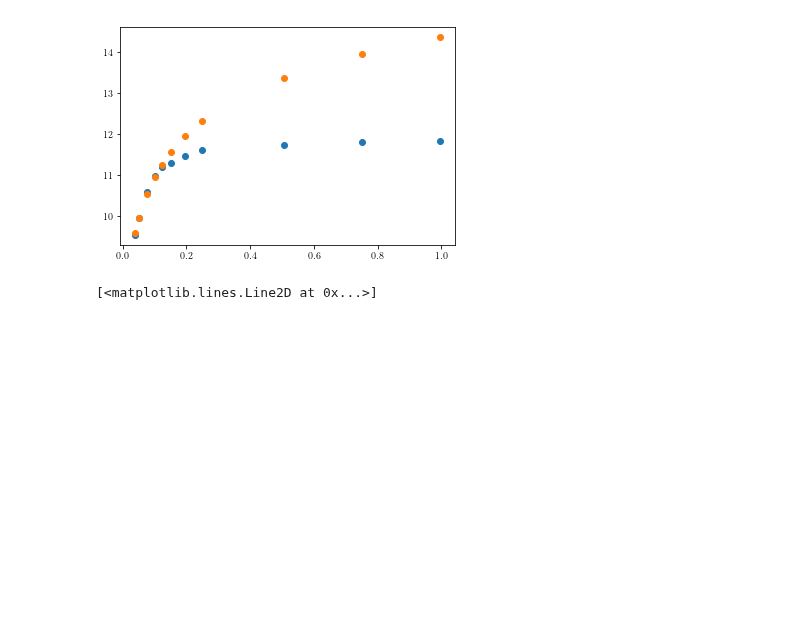
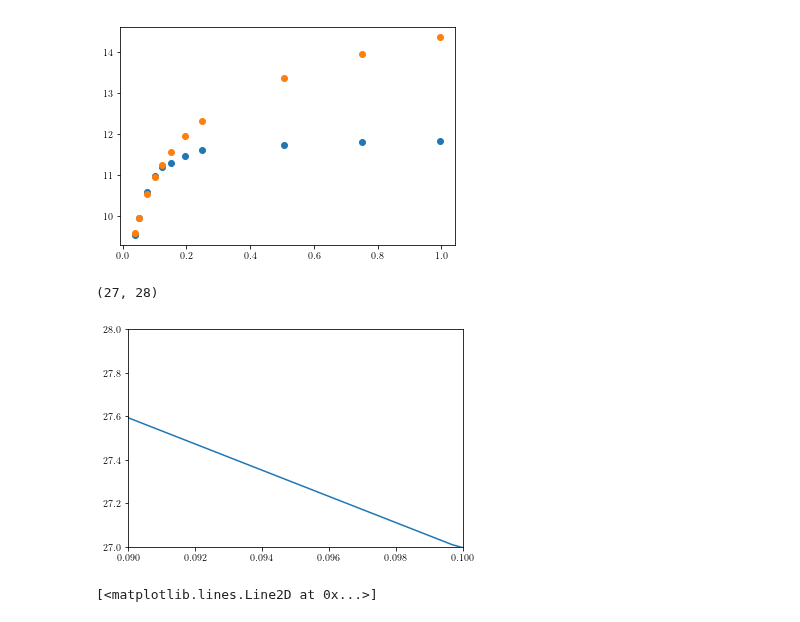
Before and after one commit to gfidelisp/Jupyter, a Jupyter notebook: Paper_HEx_AMR/HEx.ipynb, the cells around one changed output. Saved outputs shown, nothing was run; the diff lists cells and outputs as text; code cells hidden in the pictures; blank space fills up the shorter version.

```diff
--- a/Paper_HEx_AMR/HEx.ipynb
+++ b/Paper_HEx_AMR/HEx.ipynb
@@ -135,6 +144,13 @@ plt.plot(EC,Qc_fit(EC,M_W[0][0],M_W[0][1]),'o')
 # %% [output]
 [<matplotlib.lines.Line2D at 0x...>]
 [figure]
+# %%
+plt.plot(EC,dT)
+plt.xlim(0.09,0.10)
+plt.ylim(27,28)
+# %% [output]
+(27, 28)
+[figure, added]
 # %%
 plt.plot(EC,Qc,'o')
 plt.plot(EC,Qc_fit(EC,M[0][0],M[0][1]),'o')
```
Also changed, not shown: parts of 16 cells of this notebook, 8 other files.
